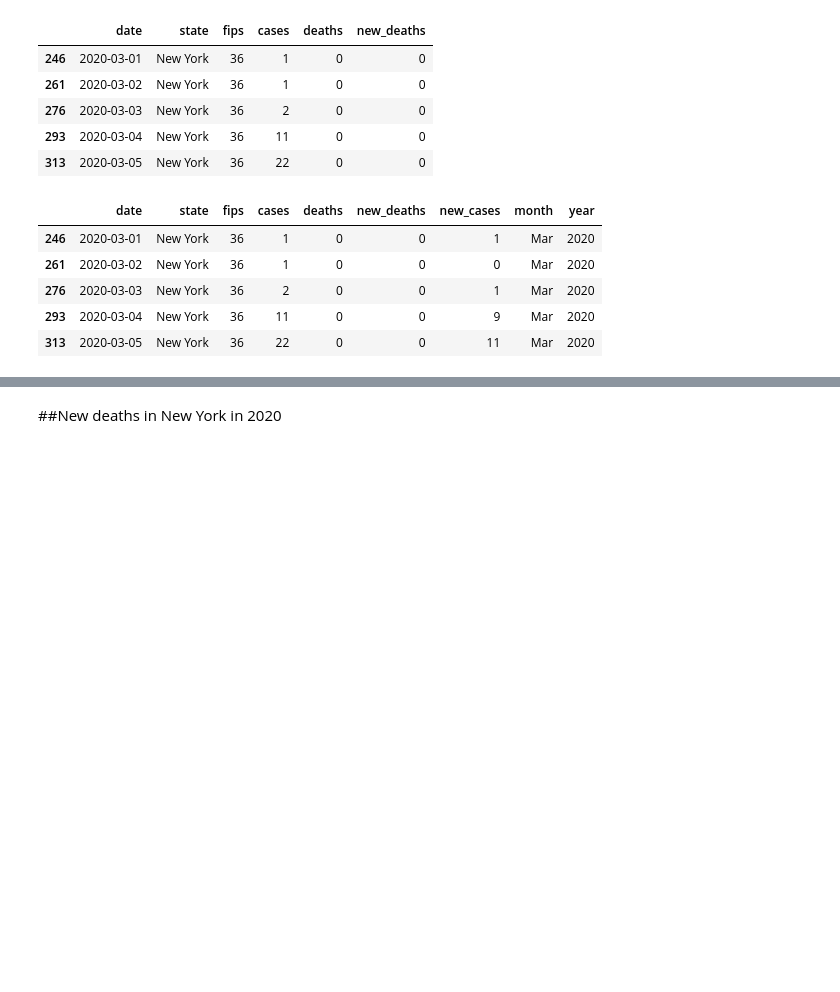
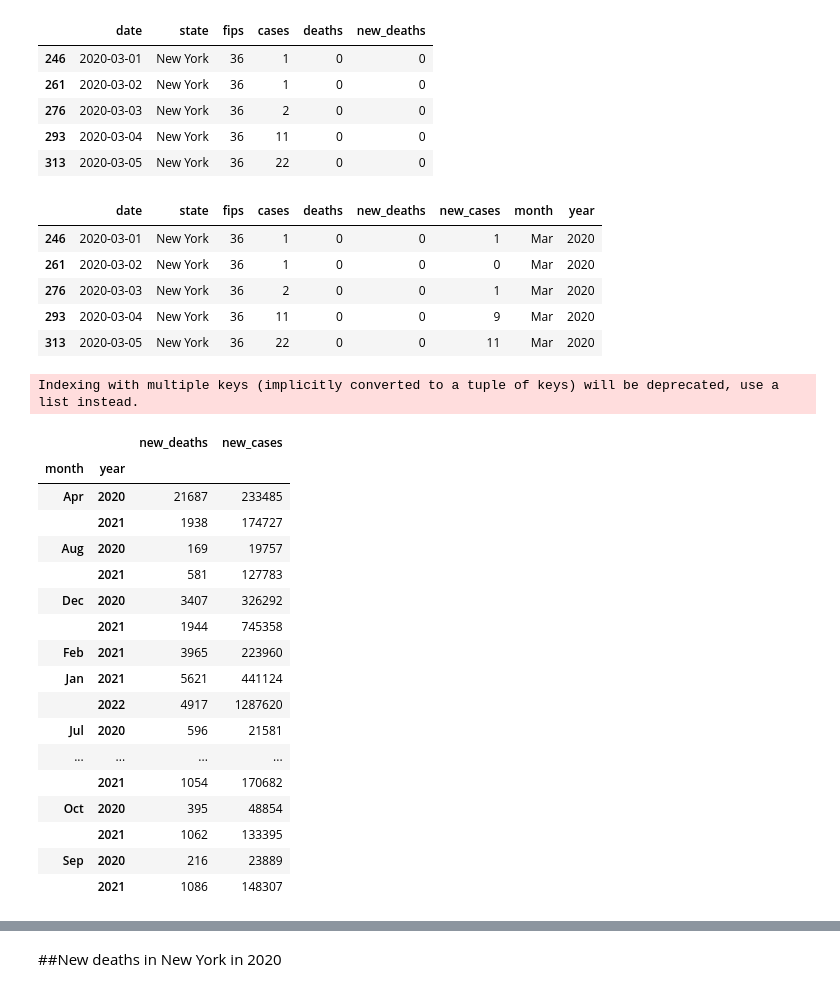
Before and after one commit to jlcalleu18/Datathon---Winter22, a Jupyter notebook: Group_5_Final_Notebook.ipynb, the cells around one changed output, grey strips where cells are left out. Cells and saved outputs as stored; diff of their text form; code cells hidden in the pictures; blank space fills up the shorter version.

```diff
--- a/Group_5_Final_Notebook.ipynb
+++ b/Group_5_Final_Notebook.ipynb
@@ -202,3 +202,29 @@ ny_df.head()
 | 276 | 2020-03-03 | New York | 36 | 2 | 0 | 0 | 1 | Mar | 2020 |
 | 293 | 2020-03-04 | New York | 36 | 11 | 0 | 0 | 9 | Mar | 2020 |
 | 313 | 2020-03-05 | New York | 36 | 22 | 0 | 0 | 11 | Mar | 2020 |
+# %%
+df_grouped = (ny_df.groupby(['month','year',])
+                ['new_deaths', 'new_cases']
+                .sum()
+                )
+df_grouped
+# %% [output]
+Indexing with multiple keys (implicitly converted to a tuple of keys) will be deprecated, use a list instead.
+|  |  | new_deaths | new_cases |
+| month | year |  |  |
+| Apr | 2020 | 21687 | 233485 |
+|  | 2021 | 1938 | 174727 |
+| Aug | 2020 | 169 | 19757 |
+|  | 2021 | 581 | 127783 |
+| Dec | 2020 | 3407 | 326292 |
+|  | 2021 | 1944 | 745358 |
+| Feb | 2021 | 3965 | 223960 |
+| Jan | 2021 | 5621 | 441124 |
+|  | 2022 | 4917 | 1287620 |
+| Jul | 2020 | 596 | 21581 |
+| ... | ... | ... | ... |
+|  | 2021 | 1054 | 170682 |
+| Oct | 2020 | 395 | 48854 |
+|  | 2021 | 1062 | 133395 |
+| Sep | 2020 | 216 | 23889 |
+|  | 2021 | 1086 | 148307 |
```
Also changed, not shown: parts of 9 cells of this notebook.
